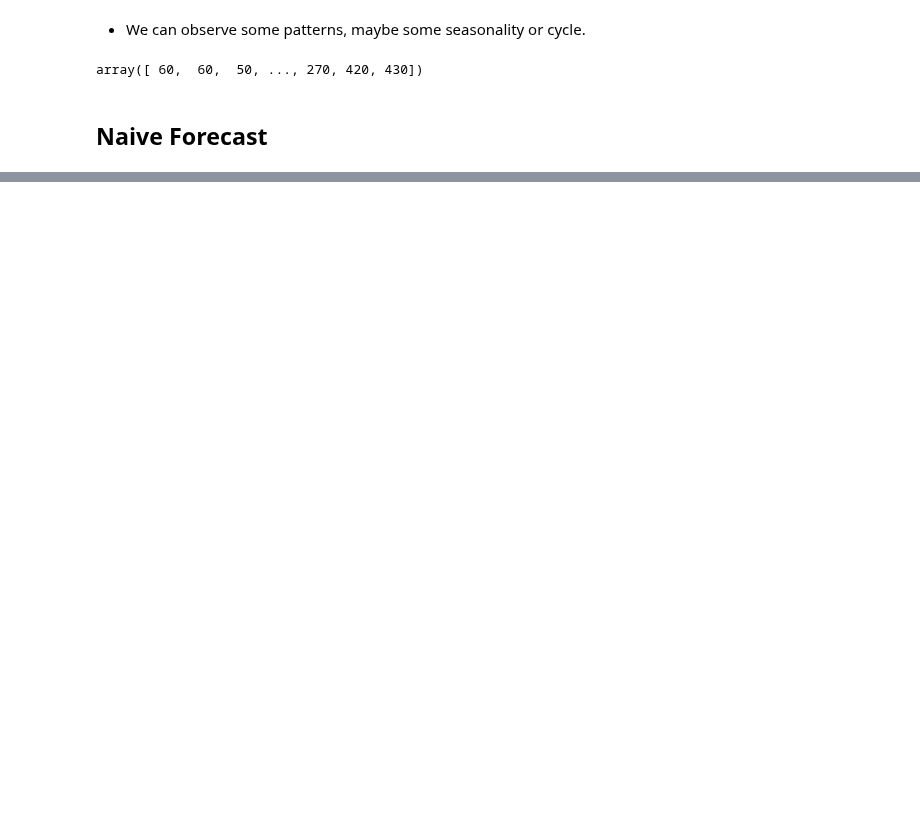
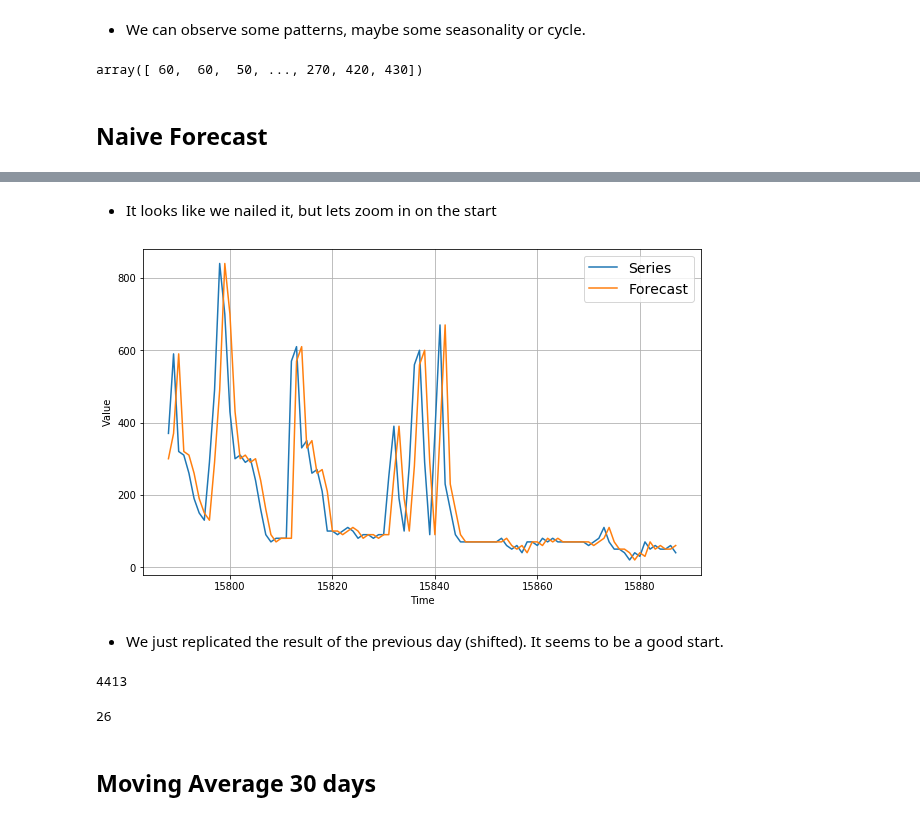
Before and after one commit to ItamarRocha/Machine-Learning-and-Data-Analysis, a Jupyter notebook: TimeSeries/code2_practice.ipynb, the cells around one changed output, grey strips where cells are left out. Drawn from its saved outputs; the diff is of its cells as text; code cells hidden in the pictures; blank space fills up the shorter version.

```diff
--- a/TimeSeries/code2_practice.ipynb
+++ b/TimeSeries/code2_practice.ipynb
@@ -108,0 +110,20 @@ plot_series(time_valid, naive_forecast, label="Forecast")
+# %% [markdown]
+* It looks like we nailed it, but lets zoom in on the start
+# %%
+plt.figure(figsize=(10, 6))
+plot_series(time_valid, x_valid, start=0, end=100, label="Series")
+plot_series(time_valid, naive_forecast, start=0, end=100, label="Forecast")
+# %% [output]
+[figure, added]
+# %% [markdown]
+* We just replicated the result of the previous day (shifted). It seems to be a good start.
+# %%
+tf.keras.metrics.mse(x_valid, naive_forecast).numpy()
+# %% [output]
+4413
+# %%
+tf.keras.metrics.mae(x_valid, naive_forecast).numpy()
+# %% [output]
+26
+# %% [markdown]
+## Moving Average 30 days
```
Also changed, not shown: parts of 37 cells of this notebook.
